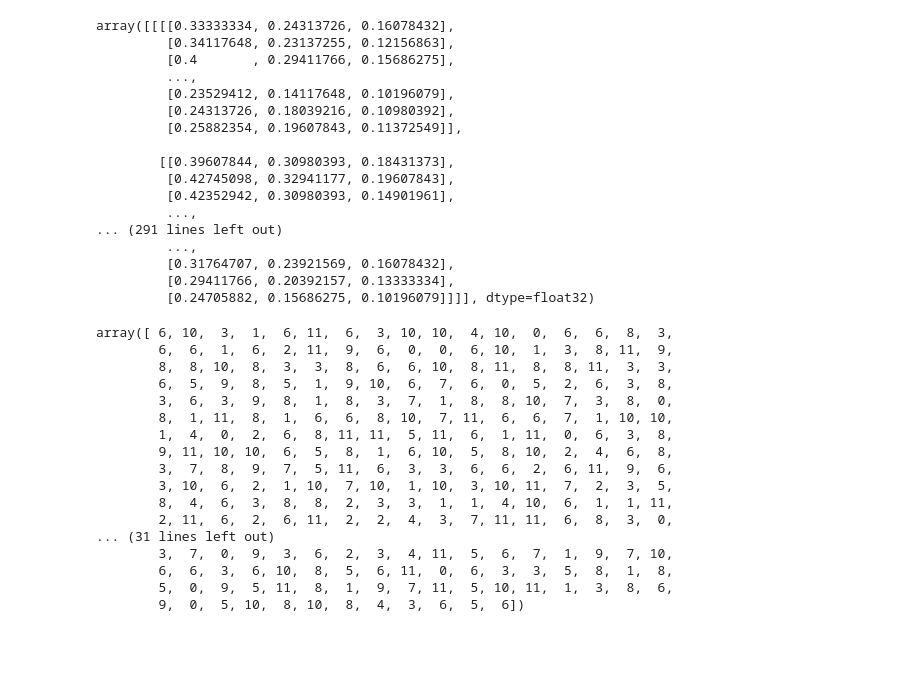
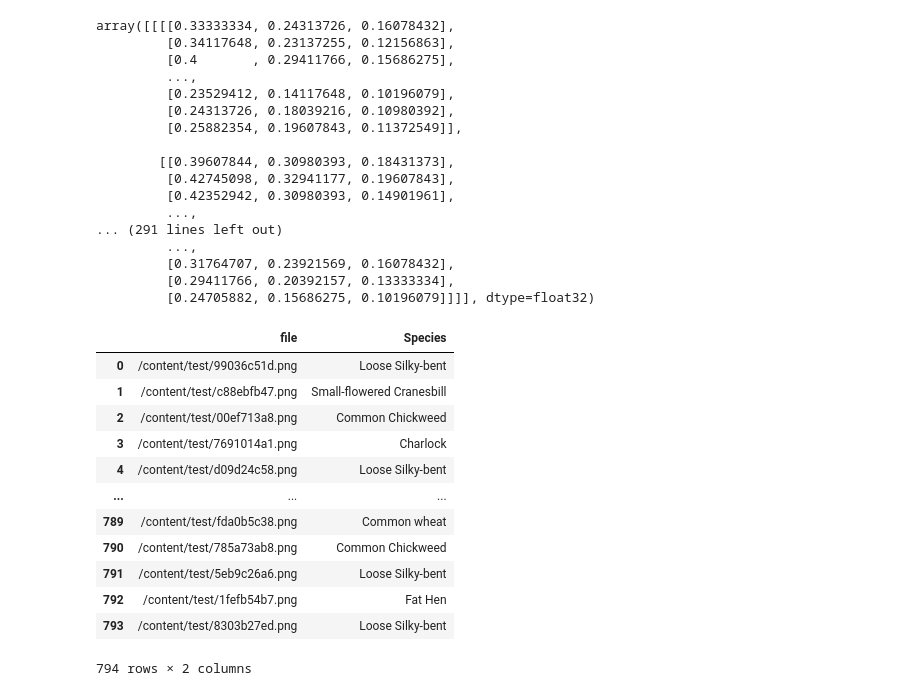
Before and after one commit to Hamza1122/Plants_Seed_Classification, a Jupyter notebook: Untitled19.ipynb, the cells around one changed output. Drawn from its saved outputs; the diff is of its cells as text; code cells hidden in the pictures; blank space fills up the shorter version.

```diff
--- a/Untitled19.ipynb
+++ b/Untitled19.ipynb
@@ -377,22 +377,41 @@ array([[[[0.33333334, 0.24313726, 0.16078432],
          [0.29411766, 0.20392157, 0.13333334],
          [0.24705882, 0.15686275, 0.10196079]]]], dtype=float32)
 # %%
-model.predict_classes(test_tensors)
+results=model.predict_classes(test_tensors)
-# %% [output]
-array([ 6, 10,  3,  1,  6, 11,  6,  3, 10, 10,  4, 10,  0,  6,  6,  8,  3,
-        6,  6,  1,  6,  2, 11,  9,  6,  0,  0,  6, 10,  1,  3,  8, 11,  9,
-        8,  8, 10,  8,  3,  3,  8,  6,  6, 10,  8, 11,  8,  8, 11,  3,  3,
-        6,  5,  9,  8,  5,  1,  9, 10,  6,  7,  6,  0,  5,  2,  6,  3,  8,
-        3,  6,  3,  9,  8,  1,  8,  3,  7,  1,  8,  8, 10,  7,  3,  8,  0,
-        8,  1, 11,  8,  1,  6,  6,  8, 10,  7, 11,  6,  6,  7,  1, 10, 10,
-        1,  4,  0,  2,  6,  8, 11, 11,  5, 11,  6,  1, 11,  0,  6,  3,  8,
-        9, 11, 10, 10,  6,  5,  8,  1,  6, 10,  5,  8, 10,  2,  4,  6,  8,
-        3,  7,  8,  9,  7,  5, 11,  6,  3,  3,  6,  6,  2,  6, 11,  9,  6,
-        3, 10,  6,  2,  1, 10,  7, 10,  1, 10,  3, 10, 11,  7,  2,  3,  5,
-        8,  4,  6,  3,  8,  8,  2,  3,  3,  1,  1,  4, 10,  6,  1,  1, 11,
-        2, 11,  6,  2,  6, 11,  2,  2,  4,  3,  7, 11, 11,  6,  8,  3,  0,
-... (31 lines left out)
-        3,  7,  0,  9,  3,  6,  2,  3,  4, 11,  5,  6,  7,  1,  9,  7, 10,
-        6,  6,  3,  6, 10,  8,  5,  6, 11,  0,  6,  3,  3,  5,  8,  1,  8,
-        5,  0,  9,  5, 11,  8,  1,  9,  7, 11,  5, 10, 11,  1,  3,  8,  6,
-        9,  0,  5, 10,  8, 10,  8,  4,  3,  6,  5,  6])
+# %%
+INV_CLASS = {
+    0: 'Black-grass',
+    1: 'Charlock',
+    2: 'Cleavers',
+    3: 'Common Chickweed',
+    4: 'Common wheat',
+    5: 'Fat Hen',
+    6: 'Loose Silky-bent',
+    7: 'Maize',
+    8: 'Scentless Mayweed',
+    9: 'Shepherds Purse',
+    10: 'Small-flowered Cranesbill',
+    11: 'Sugar beet'
+     }
+data=[]
+for p in results:
+
+  data.append(INV_CLASS[p])
+# %%
+submission = pd.DataFrame({'file':X_test,'Species':data})
+# %%
+submission
+# %% [output]
+|  | file | Species |
+| 0 | /content/test/99036c51d.png | Loose Silky-bent |
+| 1 | /content/test/c88ebfb47.png | Small-flowered Cranesbill |
+| 2 | /content/test/00ef713a8.png | Common Chickweed |
+| 3 | /content/test/7691014a1.png | Charlock |
+| 4 | /content/test/d09d24c58.png | Loose Silky-bent |
+| ... | ... | ... |
+| 789 | /content/test/fda0b5c38.png | Common wheat |
+| 790 | /content/test/785a73ab8.png | Common Chickweed |
+| 791 | /content/test/5eb9c26a6.png | Loose Silky-bent |
+| 792 | /content/test/1fefb54b7.png | Fat Hen |
+| 793 | /content/test/8303b27ed.png | Loose Silky-bent |
+794 rows × 2 columns
```
